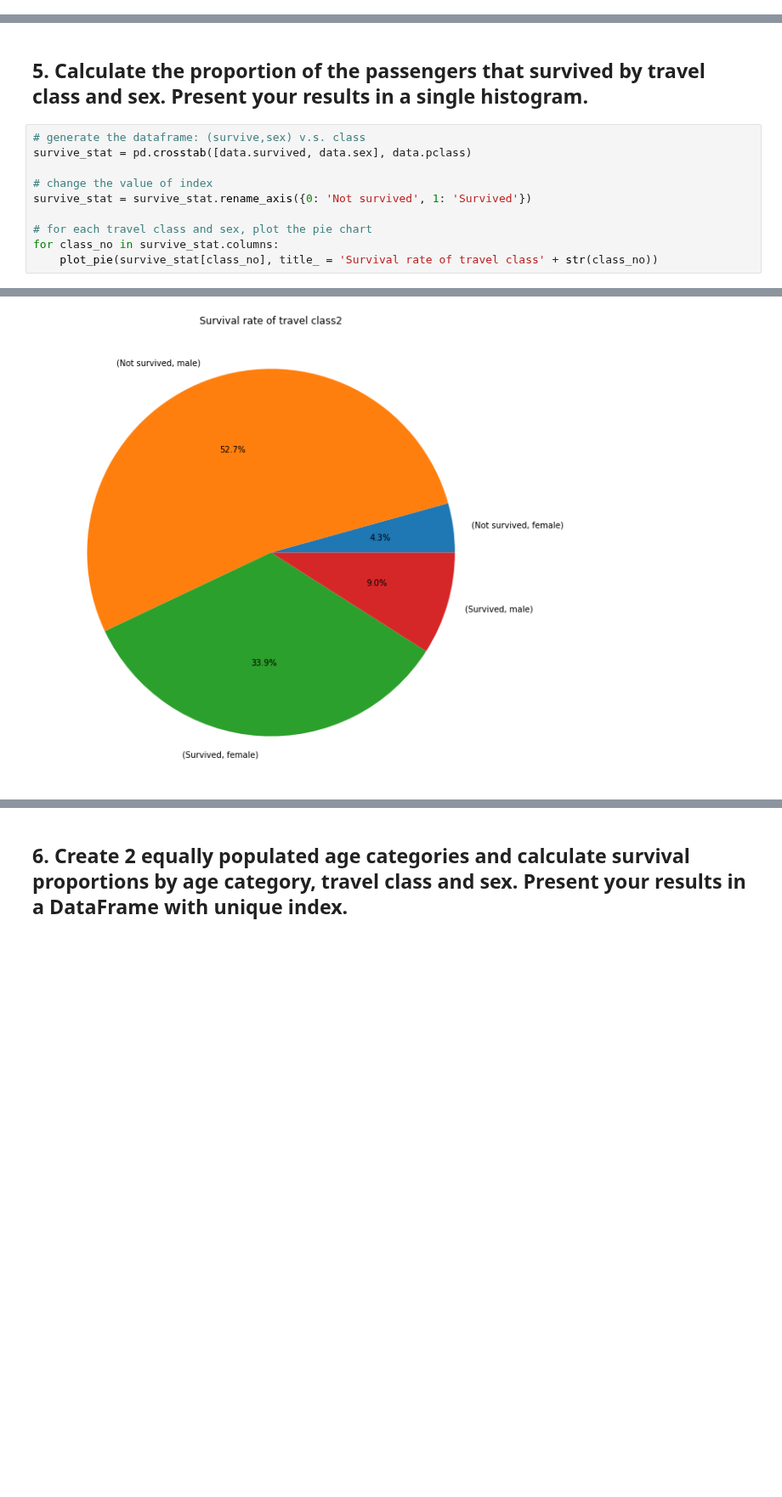
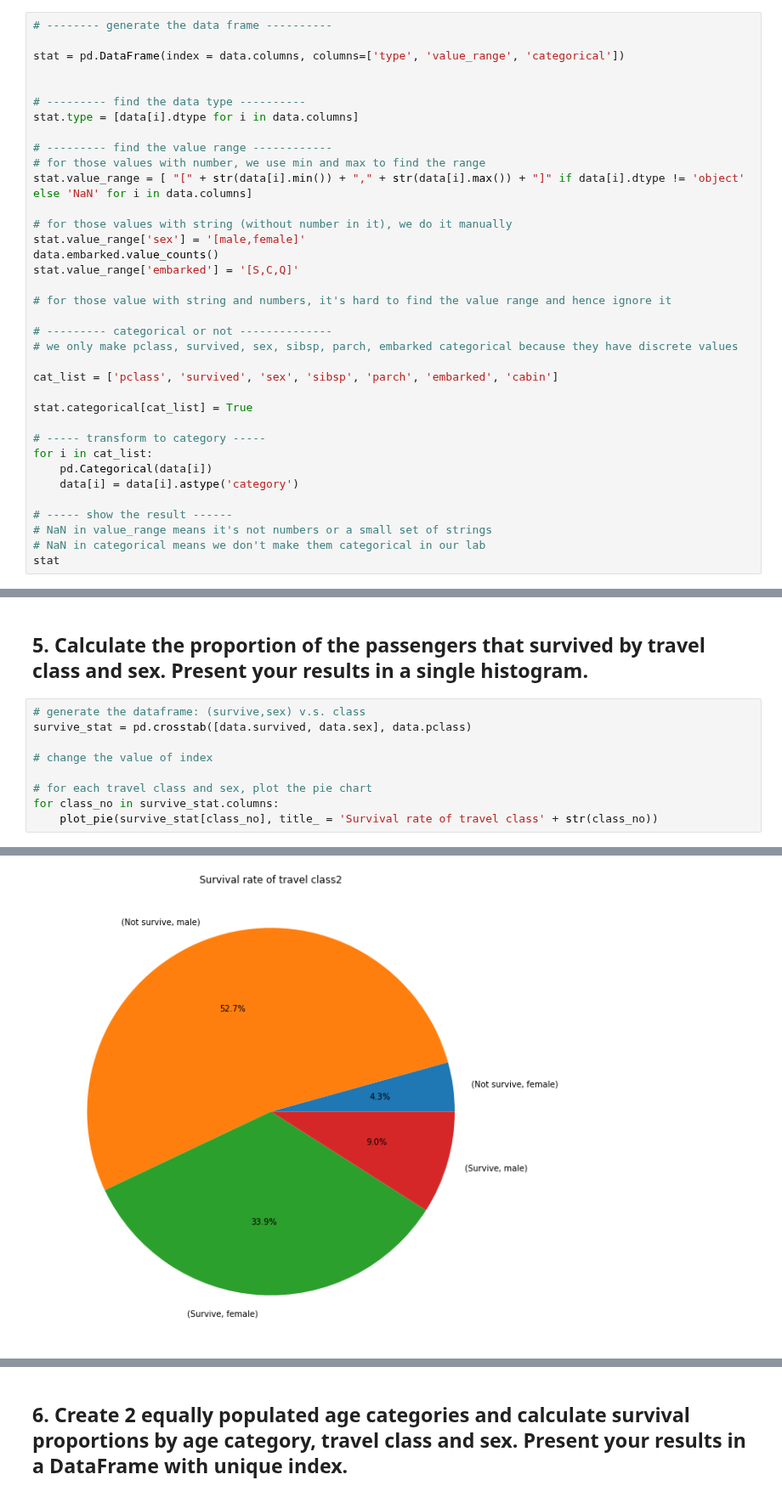
Before and after one commit to sanadhis/ADA-2017, a Jupyter notebook: 01 - Pandas and Data Wrangling/Homework 1.ipynb, the cells around one changed output, grey strips where cells are left out. Shown at 85% size. Saved outputs shown, nothing was run; the diff lists cells and outputs as text; blank space fills up the shorter version.

```diff
--- a/01 - Pandas and Data Wrangling/Homework 1.ipynb
+++ b/01 - Pandas and Data Wrangling/Homework 1.ipynb
@@ -67,0 +91,36 @@ data.head(10)# show the part of data
+# %%
+# -------- generate the data frame ----------
+
+stat = pd.DataFrame(index = data.columns, columns=['type', 'value_range', 'categorical'])
+
+
+# --------- find the data type ----------
+stat.type = [data[i].dtype for i in data.columns]
+
+# --------- find the value range ------------
+# for those values with number, we use min and max to find the range
+stat.value_range = [ "[" + str(data[i].min()) + "," + str(data[i].max()) + "]" if data[i].dtype != 'object' else 'NaN' for i in data.columns]
+
+# for those values with string (without number in it), we do it manually
+stat.value_range['sex'] = '[male,female]'
+data.embarked.value_counts()
+stat.value_range['embarked'] = '[S,C,Q]'
+
+# for those value with string and numbers, it's hard to find the value range and hence ignore it
+
+# --------- categorical or not --------------
+# we only make pclass, survived, sex, sibsp, parch, embarked categorical because they have discrete values
+
+cat_list = ['pclass', 'survived', 'sex', 'sibsp', 'parch', 'embarked', 'cabin']
+
+stat.categorical[cat_list] = True
+
+# ----- transform to category -----
+for i in cat_list:
+    pd.Categorical(data[i])
+    data[i] = data[i].astype('category')
+
+# ----- show the result ------
+# NaN in value_range means it's not numbers or a small set of strings
+# NaN in categorical means we don't make them categorical in our lab
+stat
@@ -150,7 +220,6 @@ for class_no in survive_stat.columns:
 survive_stat = pd.crosstab([data.survived, data.sex], data.pclass)
 
 # change the value of index
-survive_stat = survive_stat.rename_axis({0: 'Not survived', 1: 'Survived'})
 
 # for each travel class and sex, plot the pie chart
 for class_no in survive_stat.columns:
@@ -160 +229 @@ for class_no in survive_stat.columns:
-[figure, old version]
+[figure, new version]
```
Also changed, not shown: parts of 9 cells of this notebook.
